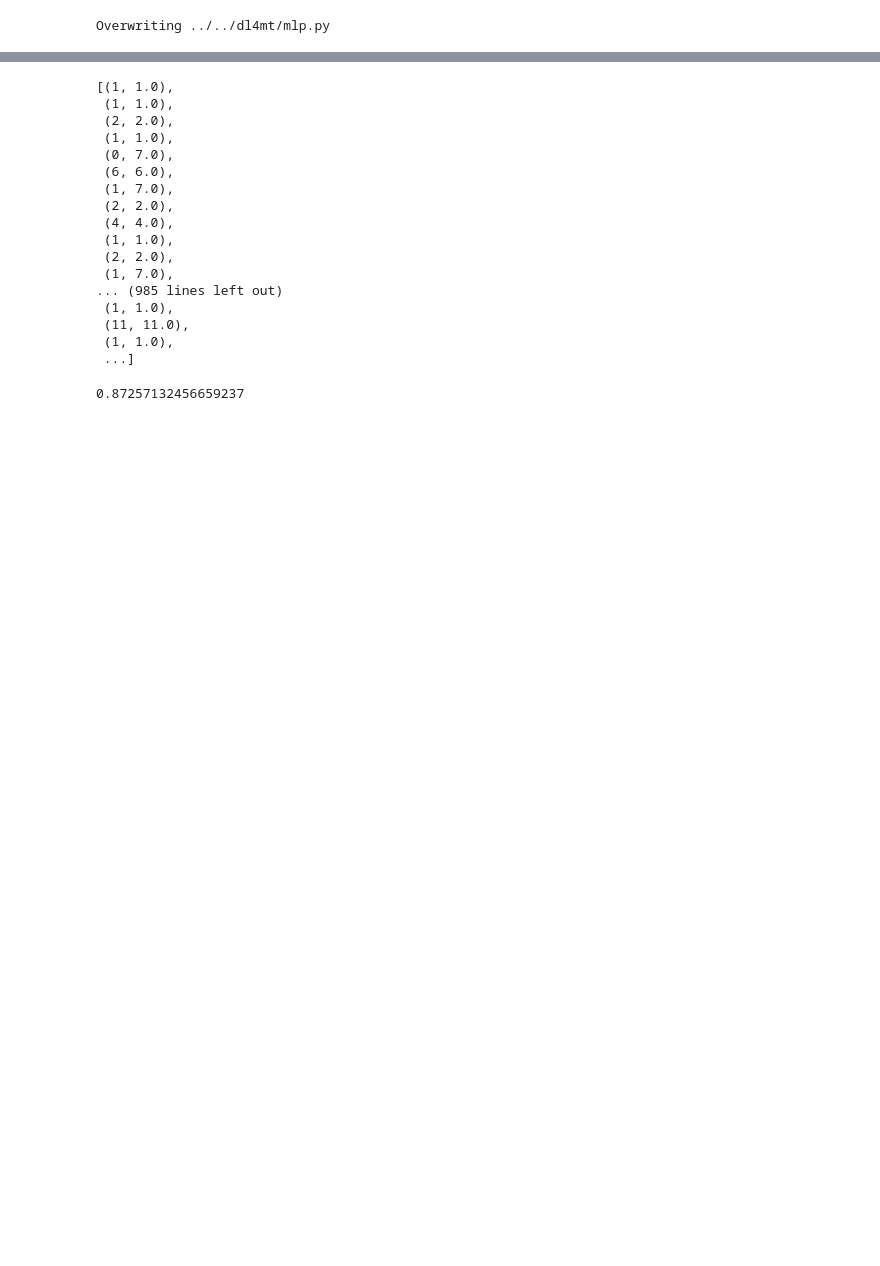
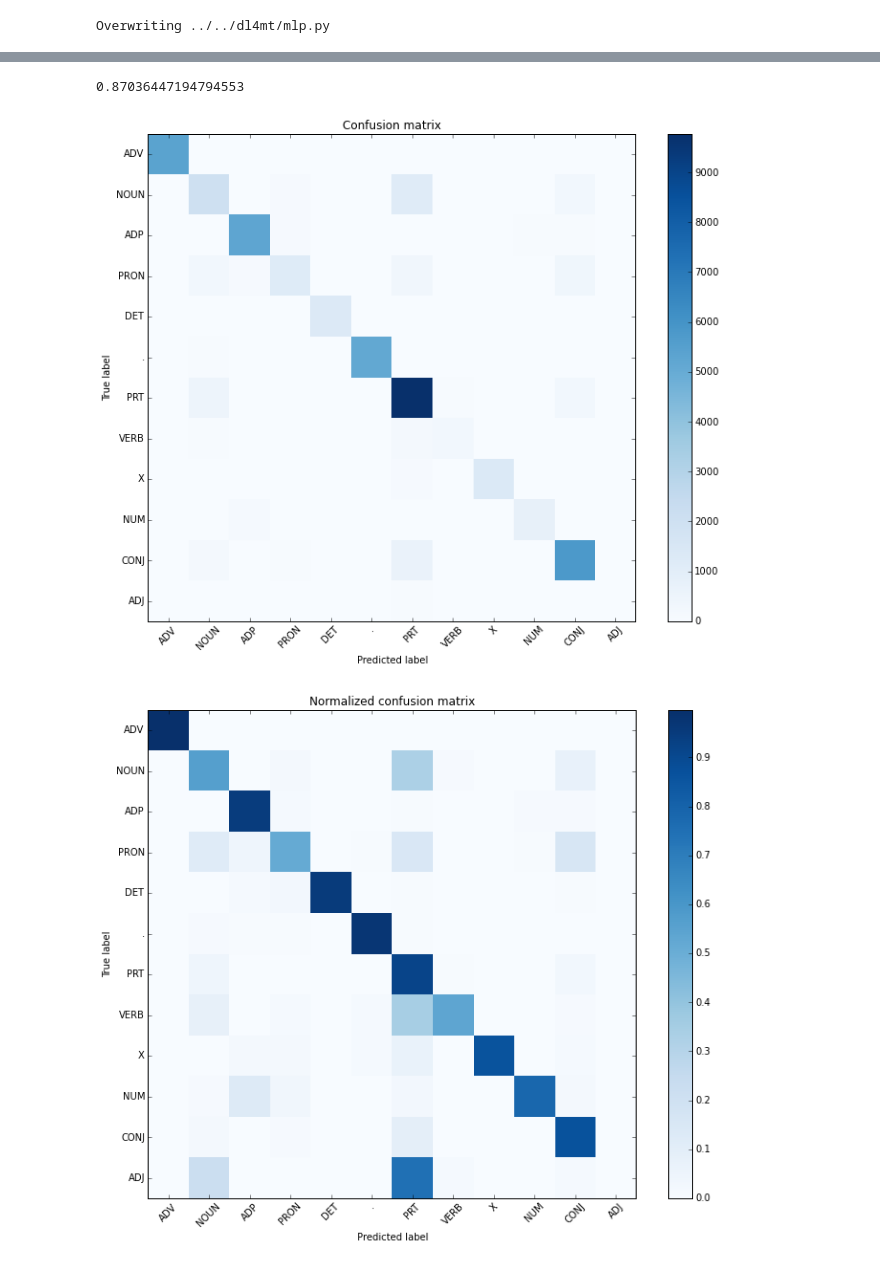
Before and after one commit to chrishokamp/dl4mt_exercises, a Jupyter notebook: notebooks/day1/mlp.ipynb, the cells around one changed output, grey strips where cells are left out. Saved outputs shown, nothing was run; the diff lists cells and outputs as text; code cells hidden in the pictures; blank space fills up the shorter version.

Commit message:
better visualization

```diff
--- a/notebooks/day1/mlp.ipynb
+++ b/notebooks/day1/mlp.ipynb
@@ -3,9 +3,11 @@
 %load_ext autoreload
 %autoreload 2
 
+import pylab
 import sys
-
 # making sure the dl4mt module is on the path
 # -- this path depends upon the location where the notebook is running
-# here it is assumed to be the day1/ directory, change it to point to the location of the dl4mt/ dir if necessary
+# here it is assumed to be the day1/ directory
 sys.path.append('../..')
+
+pylab.rcParams['figure.figsize'] = (10.0, 8.0)
@@ -305,7 +309,7 @@ POS_DATASET_PATH = os.path.join(DATASET_LOCATION, POS_DATASET_NAME)
 WORD_BY_WORD_MATRIX = 'brown.word-by-word.normalized.npy'
 VECTOR_INDEX_PATH = os.path.join(DATASET_LOCATION, WORD_BY_WORD_MATRIX)
 
-CUTOFF = 10000
+CUTOFF = 50000
 
 train_dataset = prep_dataset(POS_DATASET_PATH, VECTOR_INDEX_PATH, which_sets=['train'], cutoff=CUTOFF)
 dev_dataset = prep_dataset(POS_DATASET_PATH, VECTOR_INDEX_PATH, which_sets=['dev'], cutoff=CUTOFF)
@@ -342,27 +345,0 @@ Optimization complete with best validation score of 18.330000 %
-# %%
-from dl4mt.predict import predict
-
-test_dataset = prep_dataset(POS_DATASET_PATH, VECTOR_INDEX_PATH, which_sets=['test'], cutoff=CUTOFF, cast_y=False)
-
-test_X, test_y = test_dataset
-predictions = predict(classifier, test_X.get_value())
-predictions
-zip(predictions, list(test_y.get_value()))
-# %% [output]
-[(1, 1.0),
- (1, 1.0),
- (2, 2.0),
- (1, 1.0),
- (0, 7.0),
- (6, 6.0),
- (1, 7.0),
- (2, 2.0),
- (4, 4.0),
- (1, 1.0),
- (2, 2.0),
- (1, 7.0),
-... (985 lines left out)
- (1, 1.0),
- (11, 11.0),
- (1, 1.0),
- ...]
@@ -369,9 +367,49 @@ zip(predictions, list(test_y.get_value()))
 # %%
 # Quick Evaluation
 
-sum([y==p for y,p in zip(predictions, list(test_y.get_value()))]) / float(len(predictions))
+sum([y==p for y,p in zip(predictions, test_y)]) / float(len(predictions))
 # %% [output]
-0.87257132456659237
+0.87036447194794553
+# %%
+import numpy as np
+import matplotlib.pyplot as plt
+
+from sklearn import svm, datasets
+from sklearn.cross_validation import train_test_split
+from sklearn.metrics import confusion_matrix
+
+def plot_confusion_matrix(cm, title='Confusion matrix', cmap=plt.cm.Blues):
+    plt.imshow(cm, interpolation='nearest', cmap=cmap)
+    plt.title(title)
+    plt.colorbar()
+    tick_marks = np.arange(len(class_names))
+    plt.xticks(tick_marks, class_names, rotation=45)
+    plt.yticks(tick_marks, class_names)
+    plt.tight_layout()
+    plt.ylabel('True label')
+    plt.xlabel('Predicted label')
+
+
+# Compute confusion matrix
+cm = confusion_matrix(y_test_actual, y_test_hat)
+np.set_printoptions(precision=2)
+# print('Confusion matrix, without normalization')
+# print(cm)
+plt.figure()
+plot_confusion_matrix(cm)
+
+# Normalize the confusion matrix by row (i.e by the number of samples
+# in each class)
+cm_normalized = cm.astype('float') / cm.sum(axis=1)[:, np.newaxis]
+# print('Normalized confusion matrix')
+# print(cm_normalized)
+plt.figure()
+plot_confusion_matrix(cm_normalized, title='Normalized confusion matrix')
+
+plt.show()
+# %% [output]
+[figure, added]
+[figure, added]
 # %%
 # Challenge: change the MLP class to allow adding multiple hidden layers
 # -- how can you leverage the HiddenLayer class to do that?
```
Also changed, not shown: parts of 4 cells of this notebook, 6 other files.
